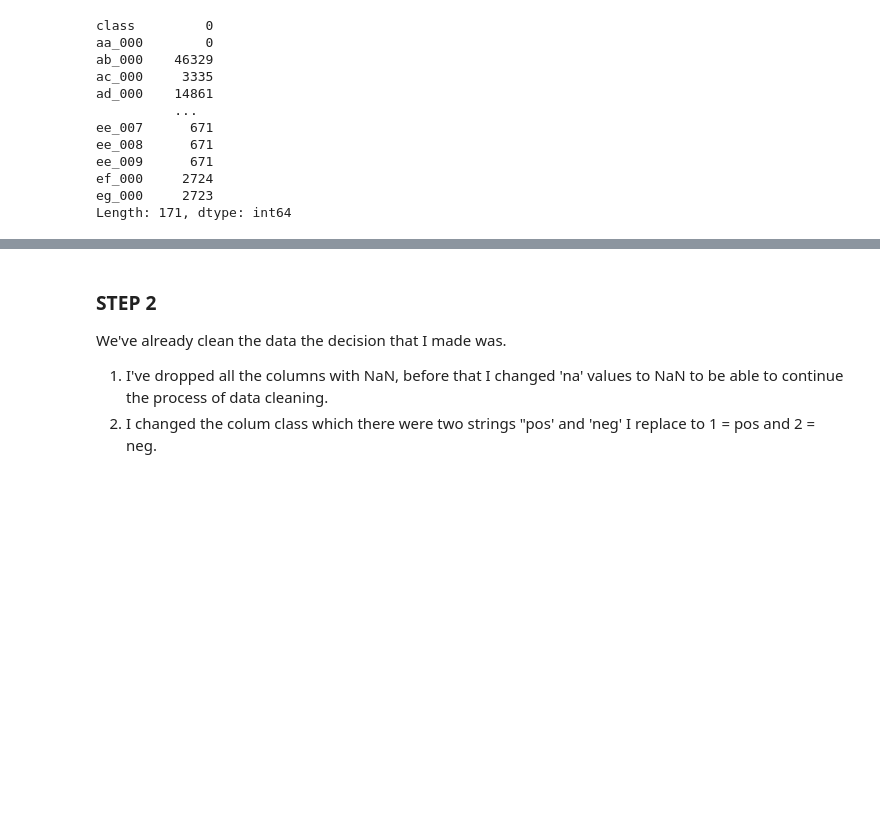
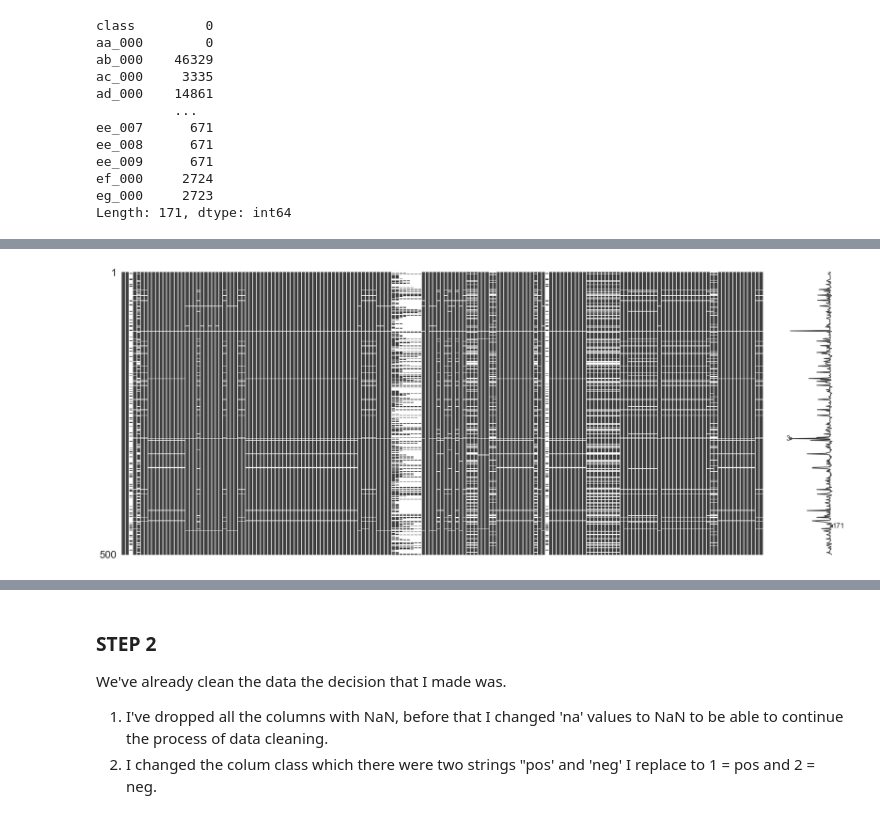
Before and after one commit to SamuelhBueno/DP_CA, a Jupyter notebook: DP_CA.ipynb, the cells around one changed output, grey strips where cells are left out. Saved outputs shown, nothing was run; the diff lists cells and outputs as text; code cells hidden in the pictures; blank space fills up the shorter version.

```diff
--- a/DP_CA.ipynb
+++ b/DP_CA.ipynb
@@ -171,0 +176,4 @@ Length: 171, dtype: int64
+# %%
+ax =msno.matrix(aps_failure_new.sample(500))
+# %% [output]
+[figure, added]
```
Also changed, not shown: parts of 22 cells of this notebook.
